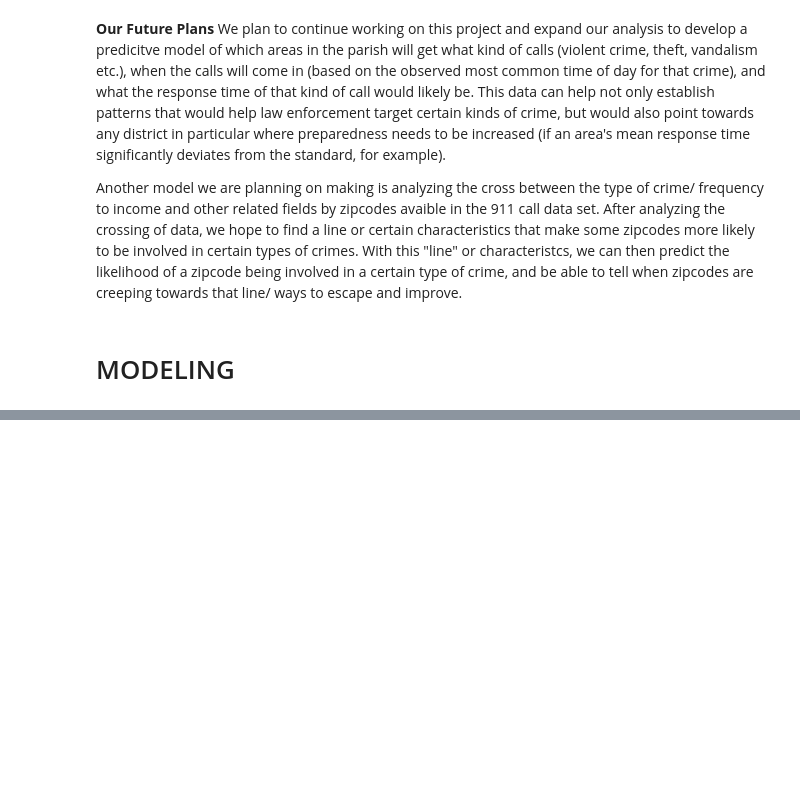
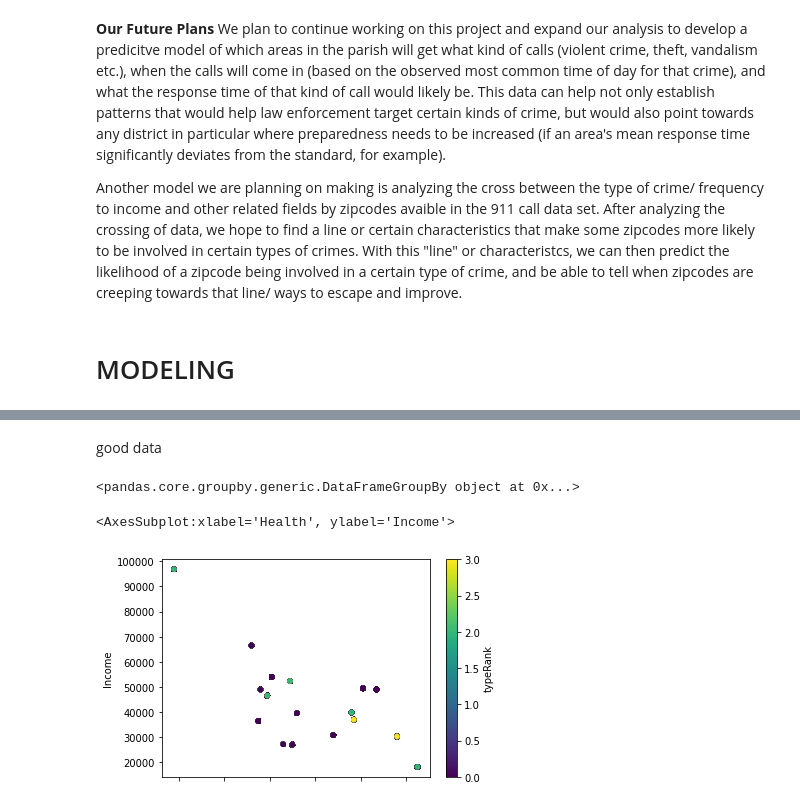
Before and after one commit to M-Sender/ServiceLearning, a Jupyter notebook: code/analysis.ipynb, the cells around one changed output, grey strips where cells are left out. Saved outputs shown, nothing was run; the diff lists cells and outputs as text; code cells hidden in the pictures; blank space fills up the shorter version.

```diff
--- a/code/analysis.ipynb
+++ b/code/analysis.ipynb
@@ -356,8 +349,8 @@ See the caveats in the documentation: https://pandas.pydata.org/pandas-docs/stab
 # %%
 #Organize data for crime by violent and non-violent?
 #Use the time series data to predict the crime rate by zipcode
-time_of_day = df_Calls.TimeCreate.dt.hour
-df_Calls['Hour'] = time_of_day
-df_Calls['TimeOfDay'] = df_Calls.Hour.map(lambda x: 'Morning' if (x< 12 and x>5) else 'Afternoon' if x < 18 else 'Evening/Night')
-df_Calls['TimeOfDay']
-df_Calls.groupby('TypeText').TimeOfDay.value_counts()
+time_of_day = top_Call_df.TimeCreate.dt.hour
+top_Call_df['Hour'] = time_of_day
+top_Call_df['TimeOfDay'] =top_Call_df.Hour.map(lambda x: 'Morning' if (x< 12 and x>5) else 'Afternoon' if x < 18 else 'Evening/Night')
+top_Call_df['TimeOfDay']
+top_Call_df.groupby('TypeText').TimeOfDay.value_counts()
@@ -363,0 +381,11 @@ df_Calls.groupby('TypeText').TimeOfDay.value_counts()
+# %% [markdown]
+good data
+# %%
+top_Call_df.groupby('typeCall')
+# %% [output]
+<pandas.core.groupby.generic.DataFrameGroupBy object at 0x...>
+# %%
+top_Call_df.plot.scatter(x="ResponseTime",y="Income" ,c='typeRank', cmap='viridis')
+# %% [output]
+<AxesSubplot:xlabel='Health', ylabel='Income'>
+[figure, added]
```
Also changed, not shown: parts of 8 cells of this notebook.
